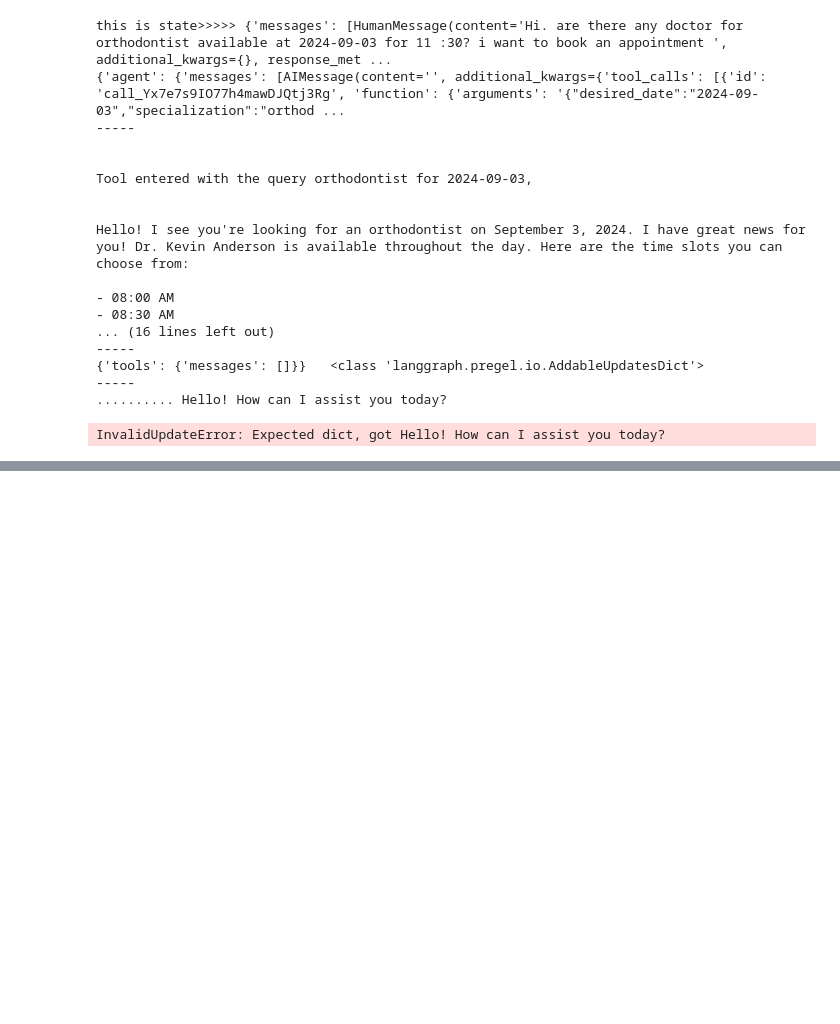
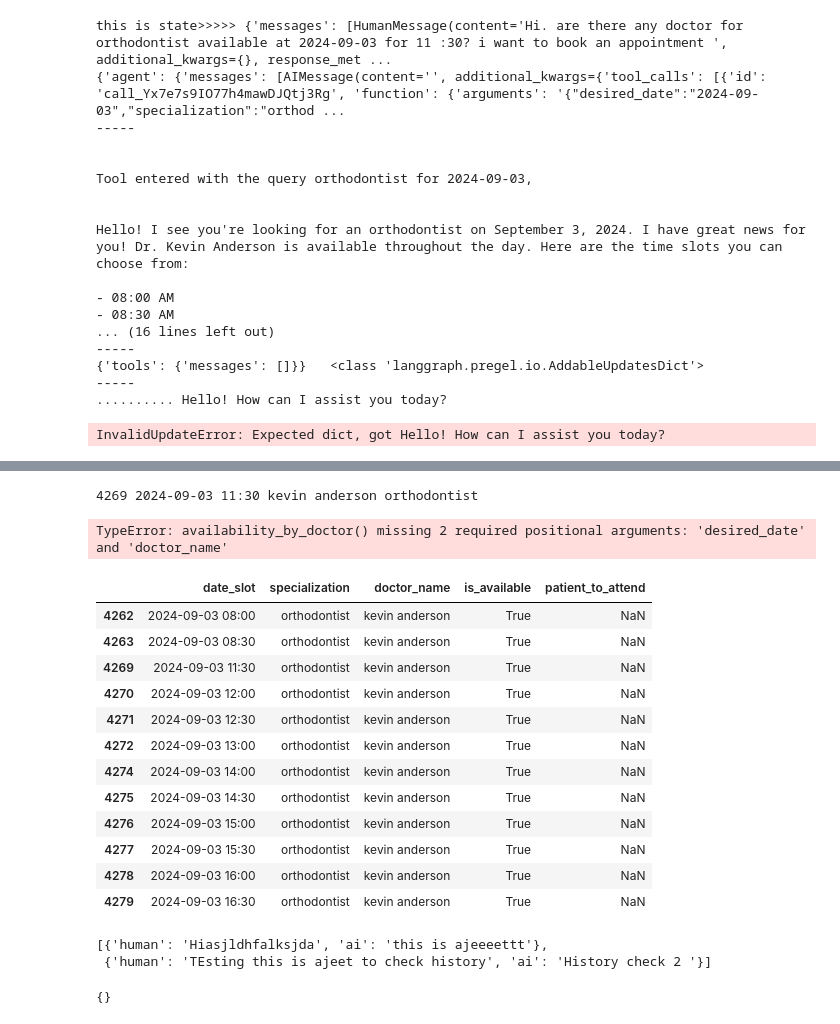
Before and after one commit to ajeetach97701/LangGraph, a Jupyter notebook: test.ipynb, the cells around one changed output, grey strips where cells are left out. Drawn from its saved outputs; the diff is of its cells as text; code cells hidden in the pictures; blank space fills up the shorter version.

```diff
--- a/test.ipynb
+++ b/test.ipynb
@@ -153,0 +265,27 @@ InvalidUpdateError: Expected dict, got Hello! How can I assist you today?
+# %%
+print(date_id, date_slot, doctor_name, specialization)
+# %% [output]
+4269 2024-09-03 11:30 kevin anderson orthodontist
+# %%
+doctor_name='kevin anderson'
+desired_time= "2024-09-03T11:30:00"
+specialization = "orthodontist"
+ava = availability_by_doctor()
+# %% [output]
+TypeError: availability_by_doctor() missing 2 required positional arguments: 'desired_date' and 'doctor_name'
+# %%
+ava
+# %% [output]
+|  | date_slot | specialization | doctor_name | is_available | patient_to_attend |
+| 4262 | 2024-09-03 08:00 | orthodontist | kevin anderson | True | NaN |
+| 4263 | 2024-09-03 08:30 | orthodontist | kevin anderson | True | NaN |
+| 4269 | 2024-09-03 11:30 | orthodontist | kevin anderson | True | NaN |
+| 4270 | 2024-09-03 12:00 | orthodontist | kevin anderson | True | NaN |
+| 4271 | 2024-09-03 12:30 | orthodontist | kevin anderson | True | NaN |
+| 4272 | 2024-09-03 13:00 | orthodontist | kevin anderson | True | NaN |
+| 4274 | 2024-09-03 14:00 | orthodontist | kevin anderson | True | NaN |
+| 4275 | 2024-09-03 14:30 | orthodontist | kevin anderson | True | NaN |
+| 4276 | 2024-09-03 15:00 | orthodontist | kevin anderson | True | NaN |
+| 4277 | 2024-09-03 15:30 | orthodontist | kevin anderson | True | NaN |
+| 4278 | 2024-09-03 16:00 | orthodontist | kevin anderson | True | NaN |
+| 4279 | 2024-09-03 16:30 | orthodontist | kevin anderson | True | NaN |
@@ -153,0 +300,5 @@ InvalidUpdateError: Expected dict, got Hello! How can I assist you today?
+# %%
+combined_dict
+# %% [output]
+[{'human': 'Hiasjldhfalksjda', 'ai': 'this is ajeeeettt'},
+ {'human': 'TEsting this is ajeet to check history', 'ai': 'History check 2 '}]
@@ -153,0 +319,9 @@ InvalidUpdateError: Expected dict, got Hello! How can I assist you today?
+# %%
+
+from Libs.libs import *
+a = getData("abcsdd")
+# combined_history.append(a)
+# history = {"history":history}
+history
+# %% [output]
+{}
```
Also changed, not shown: parts of 21 cells of this notebook, 17 other files.
